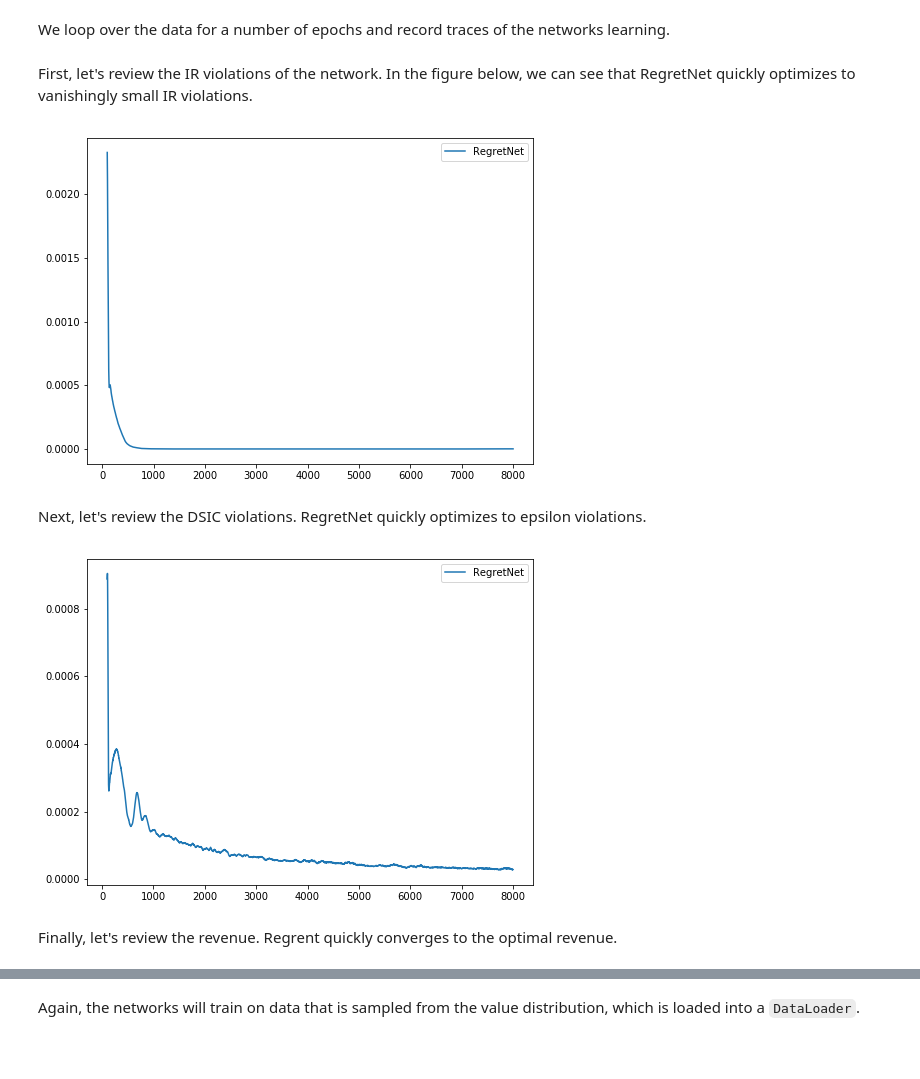
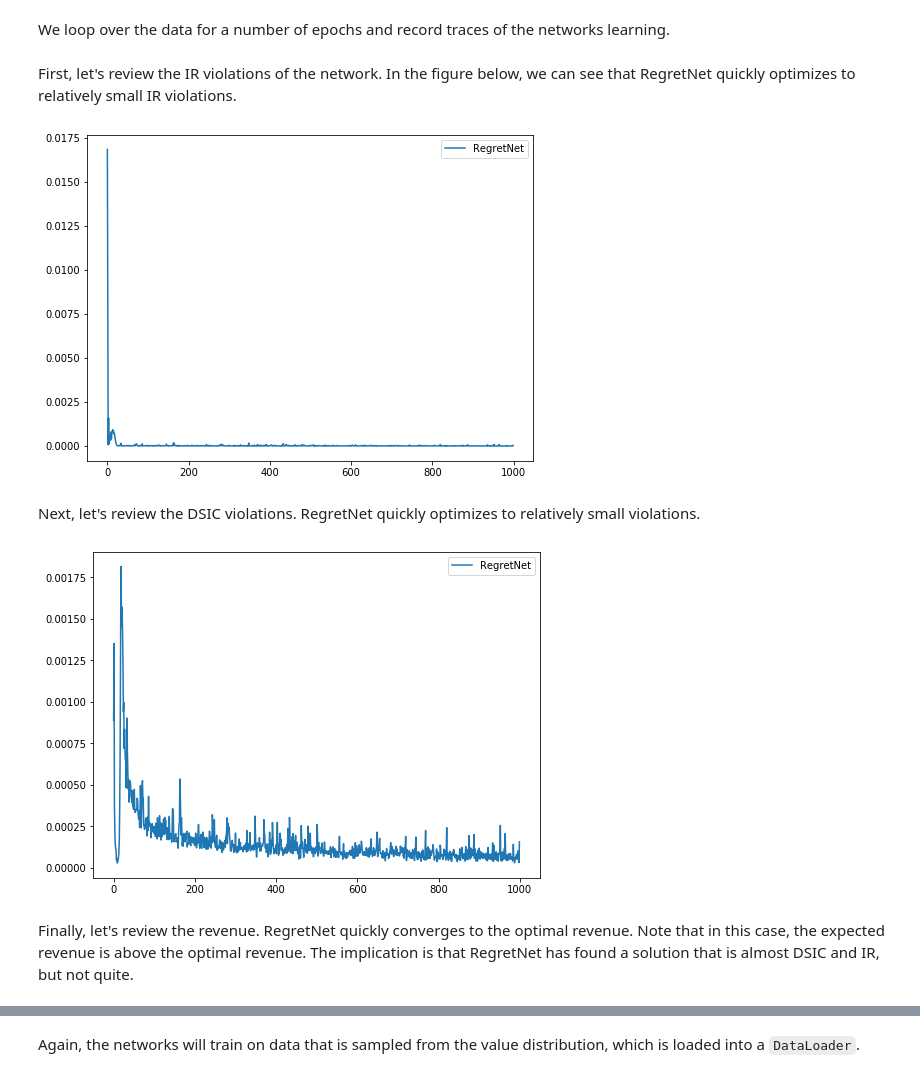
Before and after one commit to OdetteRoest/learning-auctions, a Jupyter notebook: learning-auctions-intro.ipynb, the cells around one changed output, grey strips where cells are left out. Cells and saved outputs as stored; diff of their text form; code cells hidden in the pictures; blank space fills up the shorter version.

```diff
--- a/learning-auctions-intro.ipynb
+++ b/learning-auctions-intro.ipynb
@@ -252,8 +58,18 @@ Finally, we can define the RegretNet mechanism.  Note that the output activation
-# %%
-def create_regret_net(bidders, hidden_layers=2, hidden_units=100):
-    return MechanismNet(
-        RegretNetAllocation(bidders, hidden_layers, hidden_units),
-        RegretNetPayment(bidders, hidden_layers, hidden_units))
+# %%
+def create_regret_net(bidders, hidden_layers=2, hidden_units=10):
+    mbuilder = dmch.build_mechanism(bidders)
+
+    # create a layer to correctly size the hidden layers
+    mbuilder.allocation_builder.add_linear_layer(hidden_units)
+    mbuilder.payment_builder.add_linear_layer(hidden_units)
+
+    for _ in range(hidden_layers):
+        mbuilder.allocation_builder.add_linear_layer(hidden_units)
+        mbuilder.payment_builder.add_linear_layer(hidden_units)
+        mbuilder.allocation_builder.add_activation(nn.Sigmoid())
+        mbuilder.payment_builder.add_activation(nn.Sigmoid())
+
+    return mbuilder.build()
 # %% [markdown]
 ## Single-Item Auction
 
@@ -267,9 +83,11 @@ bidders = 1
 # %% [markdown]
 The networks will train on data that is sampled from the value distribution, which is loaded into a `DataLoader`.
 # %%
+import torch.utils.data as data_utils
+
 sample_size = 2**11
 batch_size = 2**8
 
-values_loader=data_utils.DataLoader(
+inputs_loader=data_utils.DataLoader(
     data_utils.TensorDataset(torch.rand(sample_size, bidders)),
     batch_size=batch_size)
@@ -286,20 +122,31 @@ report = train(regret_net, regret_net_responders, values_loader, epochs=epochs)
+# %%
+report = pd.DataFrame(dmch.train(
+    regret_net, # the mechanism
+    inputs_loader, # the bid inputs
+    bidders, # the number of bidders
+    epochs=1000, # the total number of loops over the data
+    device=device, # the device
+    rho=1e2, # the rho parameter for the augmented Lagrangian method
+    mechanism_lr=1e-2, # the learning rate for the mechanism networks
+    misreport_lr=1e-1, # the learning rate for the misreport tensor
+    misreport_epochs=10)) # the number of epochs to tune the misreport tensor for each batch
 # %% [markdown]
-First, let's review the IR violations of the network.  In the figure below, we can see that RegretNet quickly optimizes to vanishingly small IR violations.
+First, let's review the IR violations of the network.  In the figure below, we can see that RegretNet quickly optimizes to relatively small IR violations.
 # %%
 fig, ax = plt.subplots(figsize=(8,6));
-ax.plot(report[['total_ir_violation']].rolling(100).mean(), label='RegretNet');
+ax.plot(report.groupby('epoch')[['total_ir_violation']].mean(), label='RegretNet');
 ax.legend();
 # %% [output]
-[figure, old version]
+[figure, new version]
 # %% [markdown]
-Next, let's review the DSIC violations. RegretNet quickly optimizes to epsilon violations.
+Next, let's review the DSIC violations. RegretNet quickly optimizes to relatively small violations.
 # %%
 fig, ax = plt.subplots(figsize=(8,6));
-ax.plot(report[['total_dsic_violation']].rolling(100).mean(), label='RegretNet');
+ax.plot(report.groupby('epoch')[['total_dsic_violation']].mean(), label='RegretNet');
 ax.legend();
 # %% [output]
-[figure, old version]
+[figure, new version]
-# %% [markdown]
-Finally, let's review the revenue.  Regrent quickly converges to the optimal revenue.
+# %% [markdown]
+Finally, let's review the revenue.  RegretNet quickly converges to the optimal revenue.  Note that in this case, the expected revenue is above the optimal revenue.  The implication is that RegretNet has found a solution that is almost DSIC and IR, but not quite.
 # %%
 fig, ax = plt.subplots(figsize=(8,6));
```
Also changed, not shown: parts of 43 cells of this notebook.
